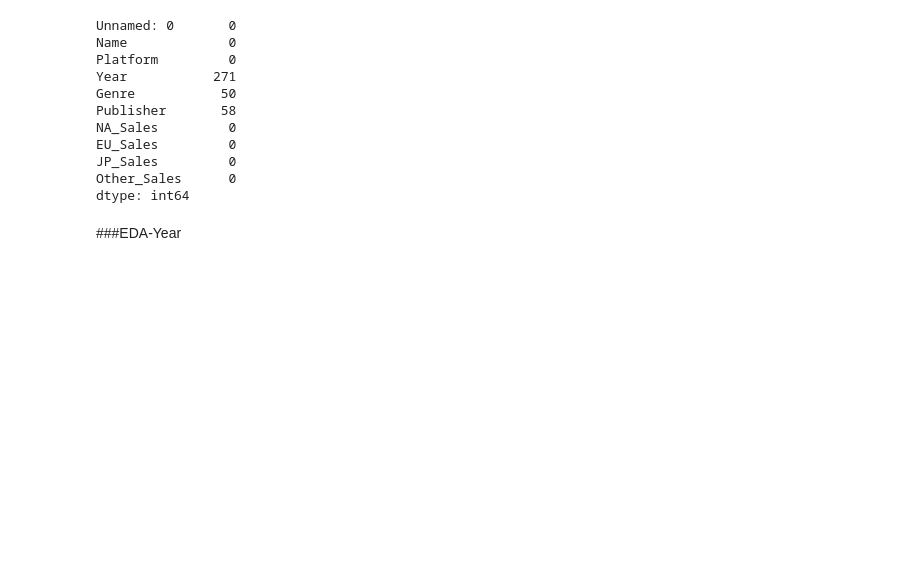
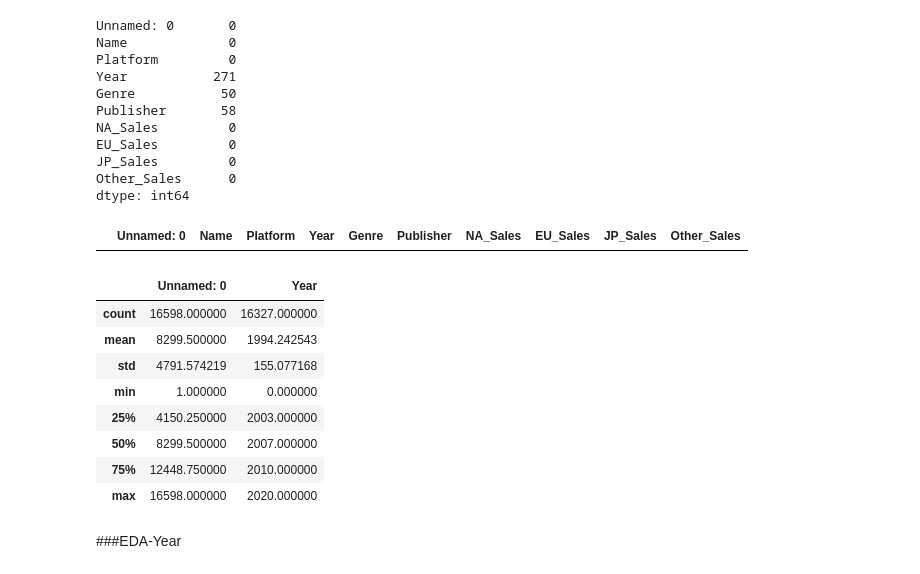
Before and after one commit to Jihyesh/codestates_projects_section1, a Jupyter notebook: AI_15_홍지혜_Section1.ipynb, the cells around one changed output. Drawn from its saved outputs; the diff is of its cells as text; code cells hidden in the pictures; blank space fills up the shorter version.

```diff
--- a/AI_15_홍지혜_Section1.ipynb
+++ b/AI_15_홍지혜_Section1.ipynb
@@ -74,6 +74,22 @@ EU_Sales         0
 JP_Sales         0
 Other_Sales      0
 dtype: int64
+# %%
+df[df.duplicated()]
+# %% [output]
+|  | Unnamed: 0 | Name | Platform | Year | Genre | Publisher | NA_Sales | EU_Sales | JP_Sales | Other_Sales |
+# %%
+df.describe()
+# %% [output]
+|  | Unnamed: 0 | Year |
+| count | 16598.000000 | 16327.000000 |
+| mean | 8299.500000 | 1994.242543 |
+| std | 4791.574219 | 155.077168 |
+| min | 1.000000 | 0.000000 |
+| 25% | 4150.250000 | 2003.000000 |
+| 50% | 8299.500000 | 2007.000000 |
+| 75% | 12448.750000 | 2010.000000 |
+| max | 16598.000000 | 2020.000000 |
 # %% [markdown]
 ###EDA-Year
 # %%
```
Also changed, not shown: parts of 20 cells of this notebook.
